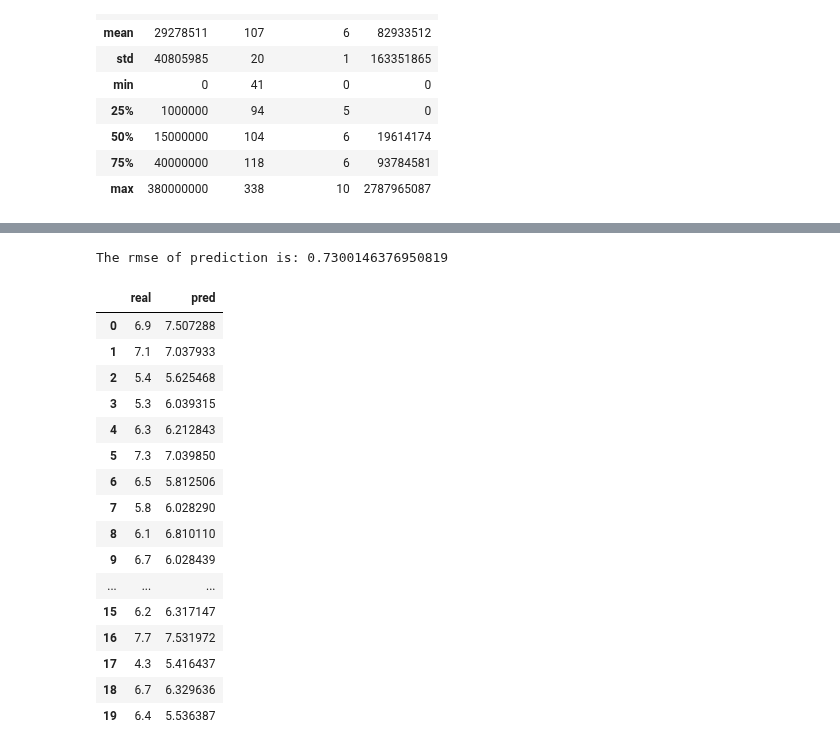
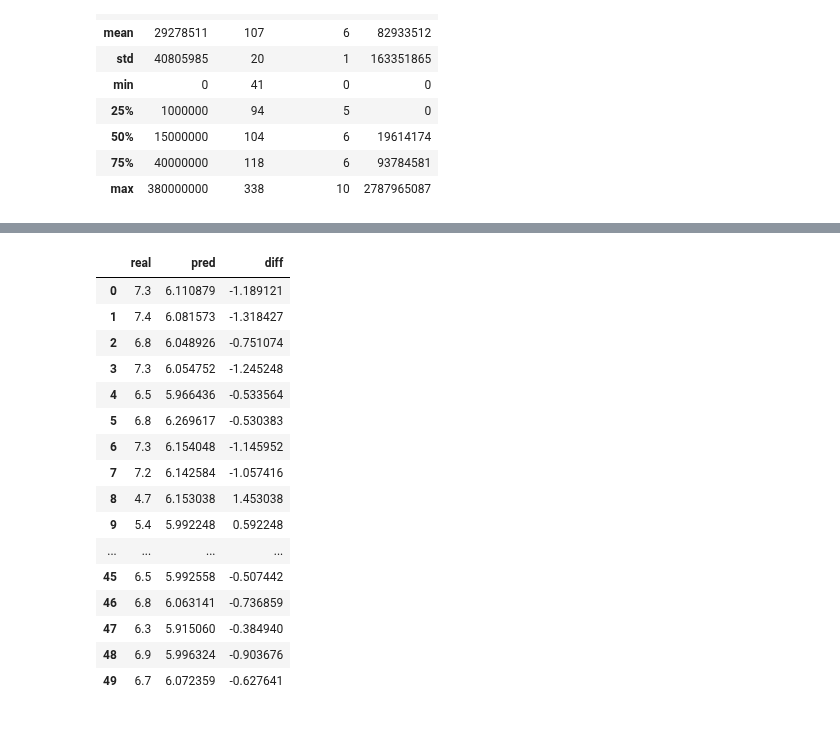
Before and after one commit to Jaimemorillo/ShouldIwatchThisMovie, a Jupyter notebook: movie_score_model.ipynb, the cells around one changed output, grey strips where cells are left out. Saved outputs shown, nothing was run; the diff lists cells and outputs as text; code cells hidden in the pictures.

```diff
--- a/movie_score_model.ipynb
+++ b/movie_score_model.ipynb
@@ -337,0 +503,16 @@ X_train, X_test, y_train, y_test = train_test_split(x, y, test_size=0.2, random_
+# %%
+from sklearn.model_selection import GridSearchCV
+from sklearn.neighbors import KNeighborsRegressor
+
+estimator = KNeighborsRegressor()
+
+param_grid = {
+    'n_neighbors': [5,10,30],
+    'weights': ['uniform','distance'],
+    'p': [1,2]
+}
+
+grid = GridSearchCV(estimator, param_grid, cv=3, verbose=5, n_jobs=-1)
+grid_result = grid.fit(X_train, y_train)
+
+print('Best parameters found by grid search are:', grid.best_params_)
@@ -337,0 +547,15 @@ X_train, X_test, y_train, y_test = train_test_split(x, y, test_size=0.2, random_
+# %%
+# Mirar como penalizar mas el pasarte por encima
+from sklearn.metrics import mean_squared_error
+from sklearn.metrics import explained_variance_score
+from sklearn.metrics import max_error
+from sklearn.metrics import r2_score
+from sklearn.metrics import mean_absolute_error
+
+y_pred = grid.predict(X_test)
+
+print('The rmse of prediction is:', mean_squared_error(y_test, y_pred) ** 0.5)
+print('The mae of prediction is:', mean_absolute_error(y_test, y_pred))
+print('The variance score of prediction is:', explained_variance_score(y_test, y_pred))
+print('The max error of prediction is:', max_error(y_test, y_pred))
+print('The r2 score of prediction is:', r2_score(y_test, y_pred))
@@ -378,35 +576,29 @@ gbm = lgb.train(params,
-# %%
-from sklearn.metrics import mean_squared_error
-
-y_pred = gbm.predict(X_test, num_iteration=gbm.best_iteration)
-print('The rmse of prediction is:', mean_squared_error(y_test, y_pred) ** 0.5)
-# %% [output]
-The rmse of prediction is: 0.7300146376950819
 # %%
 result = {'real': y_test,
-         'pred': y_pred}
+         'pred': y_pred,
+         'diff': y_pred - y_test}
 
 result = pd.DataFrame(result)
 # %%
-result.head(20)
+result.head(50)
 # %% [output]
-|  | real | pred |
-| 0 | 6.9 | 7.507288 |
-| 1 | 7.1 | 7.037933 |
-| 2 | 5.4 | 5.625468 |
-| 3 | 5.3 | 6.039315 |
-| 4 | 6.3 | 6.212843 |
-| 5 | 7.3 | 7.039850 |
-| 6 | 6.5 | 5.812506 |
-| 7 | 5.8 | 6.028290 |
-| 8 | 6.1 | 6.810110 |
-| 9 | 6.7 | 6.028439 |
-| ... | ... | ... |
-| 15 | 6.2 | 6.317147 |
-| 16 | 7.7 | 7.531972 |
-| 17 | 4.3 | 5.416437 |
-| 18 | 6.7 | 6.329636 |
-| 19 | 6.4 | 5.536387 |
+|  | real | pred | diff |
+| 0 | 7.3 | 6.110879 | -1.189121 |
+| 1 | 7.4 | 6.081573 | -1.318427 |
+| 2 | 6.8 | 6.048926 | -0.751074 |
+| 3 | 7.3 | 6.054752 | -1.245248 |
+| 4 | 6.5 | 5.966436 | -0.533564 |
+| 5 | 6.8 | 6.269617 | -0.530383 |
+| 6 | 7.3 | 6.154048 | -1.145952 |
+| 7 | 7.2 | 6.142584 | -1.057416 |
+| 8 | 4.7 | 6.153038 | 1.453038 |
+| 9 | 5.4 | 5.992248 | 0.592248 |
+| ... | ... | ... | ... |
+| 45 | 6.5 | 5.992558 | -0.507442 |
+| 46 | 6.8 | 6.063141 | -0.736859 |
+| 47 | 6.3 | 5.915060 | -0.384940 |
+| 48 | 6.9 | 5.996324 | -0.903676 |
+| 49 | 6.7 | 6.072359 | -0.627641 |
 # %%
 result.describe()
 # %% [output]
```
Also changed, not shown: parts of 42 cells of this notebook.
